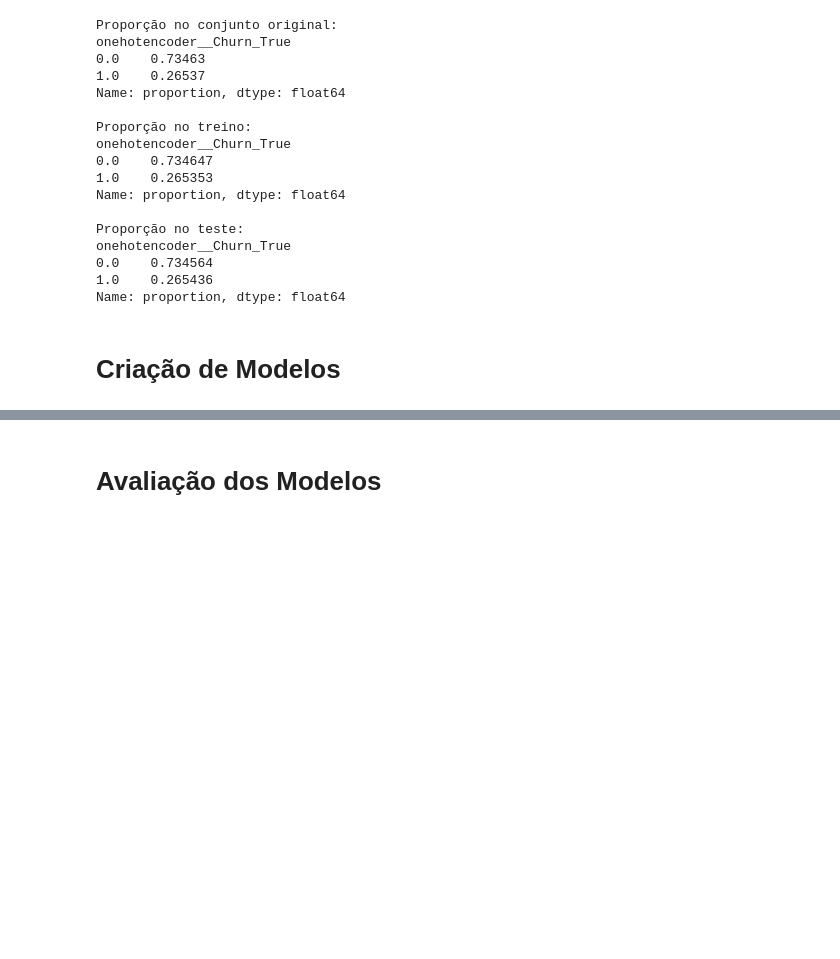
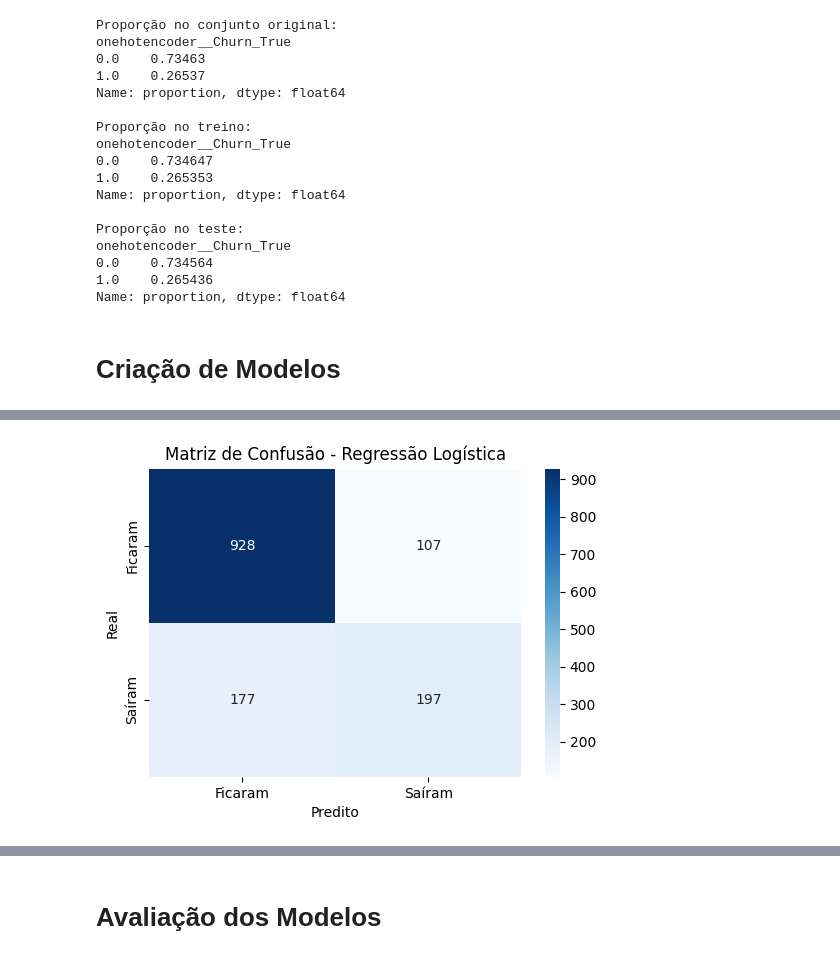
Before and after one commit to anneaiad/Challenge_Telecom_X_Alura_Pt2, a Jupyter notebook: Challenge_Telecom_X_Alura_Pt2.ipynb, the cells around one changed output, grey strips where cells are left out. Saved outputs shown, nothing was run; the diff lists cells and outputs as text; code cells hidden in the pictures; blank space fills up the shorter version.

Commit message:
Criação de Modelos

```diff
--- a/Challenge_Telecom_X_Alura_Pt2.ipynb
+++ b/Challenge_Telecom_X_Alura_Pt2.ipynb
@@ -404,3 +405,25 @@ onehotencoder__Churn_True
 Name: proportion, dtype: float64
 # %% [markdown]
 # Criação de Modelos
+# %%
+# Criar padronizador
+scaler = StandardScaler()
+
+# Ajustar nos dados de treino e transformar
+X_train_scaled = scaler.fit_transform(X_train)
+X_test_scaled = scaler.transform(X_test)  # usar o mesmo scaler do treino
+# %%
+# Criar modelo
+lr = LogisticRegression(random_state=5)
+
+# Treinar
+lr.fit(X_train_scaled, y_train)
+
+# Prever no teste
+y_pred_lr = lr.predict(X_test_scaled)
+
+# Avaliar
+print("=== Regressão Logística ===")
+print("Acurácia:", accuracy_score(y_test, y_pred_lr))
+print("\nRelatório de Classificação:\n", classification_report(y_test, y_pred_lr))
+print("Matriz de Confusão:\n", confusion_matrix(y_test, y_pred_lr))
@@ -406,0 +447,11 @@ Name: proportion, dtype: float64
+# %%
+cm = confusion_matrix(y_test, y_pred_lr)
+
+plt.figure(figsize=(6,4))
+sns.heatmap(cm, annot=True, fmt='d', cmap='Blues', xticklabels=['Ficaram','Saíram'], yticklabels=['Ficaram','Saíram'])
+plt.xlabel('Predito')
+plt.ylabel('Real')
+plt.title('Matriz de Confusão - Regressão Logística')
+plt.show()
+# %% [output]
+[figure, added]
```
Also changed, not shown: parts of 6 cells of this notebook.
